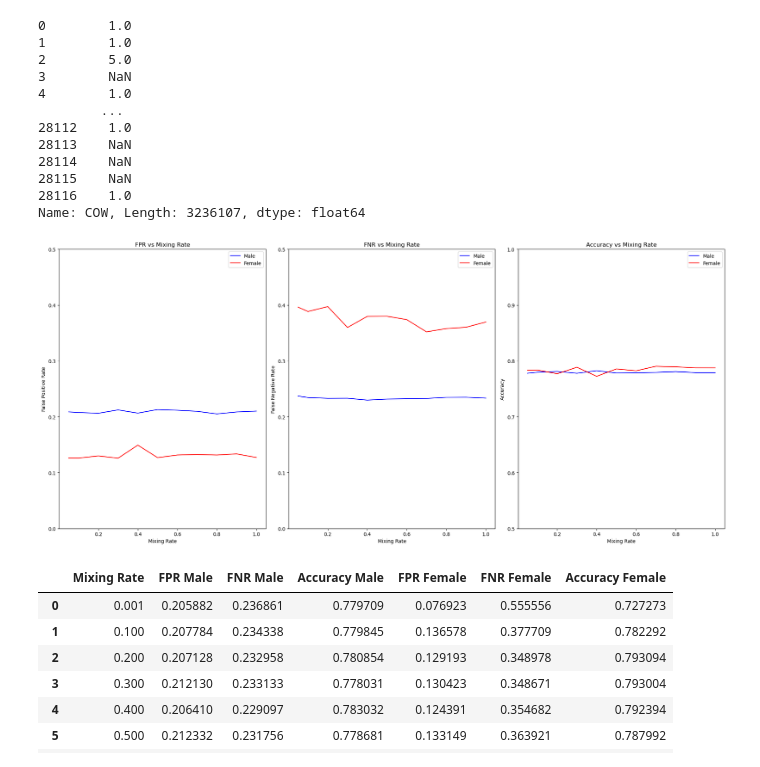
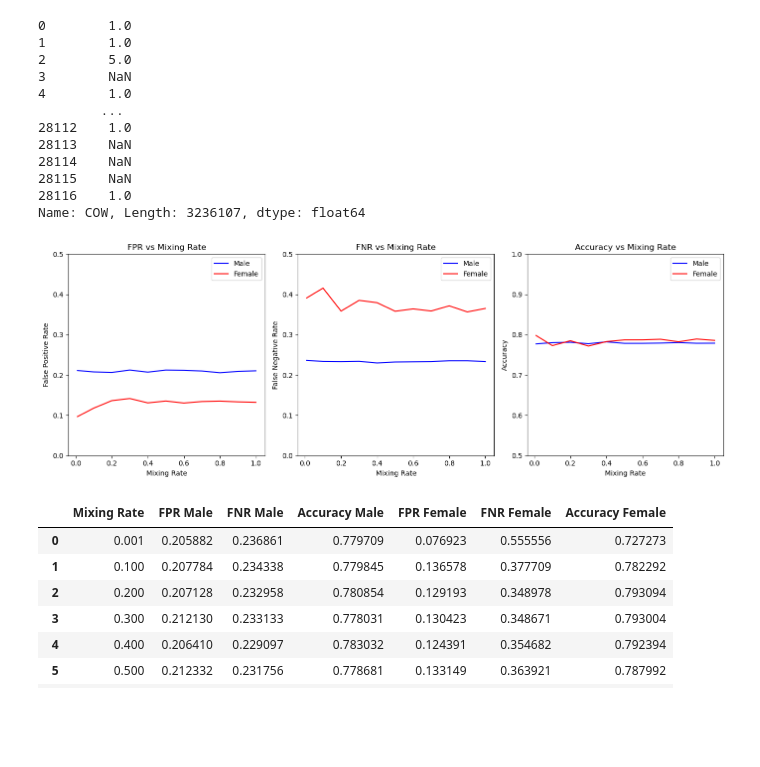
Before and after one commit to cherylstanley/folktables_cs, a Jupyter notebook: folktables/examples/notebooks/population_splitting__fnr_fpr_mf.ipynb, the cells around one changed output. Drawn from its saved outputs; the diff is of its cells as text; code cells hidden in the pictures; blank space fills up the shorter version.

Commit message:
Added back in missing import for ACSDataSource and resized graphs

```diff
--- a/folktables/examples/notebooks/population_splitting__fnr_fpr_mf.ipynb
+++ b/folktables/examples/notebooks/population_splitting__fnr_fpr_mf.ipynb
@@ -335,6 +335,8 @@ from sklearn.model_selection import train_test_split
 from sklearn.preprocessing import StandardScaler
 from sklearn.linear_model import LogisticRegression
 import folktables
+from folktables import ACSDataSource, ACSEmployment, ACSIncome, generate_categories
+
 
 def calculate_metrics(y_true, y_pred):
     # Check if the confusion matrix is empty
@@ -401,7 +403,7 @@ X_train, X_test, y_train, y_test, group_train, group_test = train_test_split(
 model = make_pipeline(StandardScaler(), LogisticRegression())
 model.fit(X_train, y_train)
 
-mixing_rates = [0.05, 0.1, 0.2, 0.3, 0.4, 0.5, 0.6, 0.7, 0.8, 0.9, 1.0]
+mixing_rates = [0.01, 0.1, 0.2, 0.3, 0.4, 0.5, 0.6, 0.7, 0.8, 0.9, 1.0]
 
 results = {'Mixing Rate': [], 'FPR Male': [], 'FNR Male': [], 'Accuracy Male': [],
            'FPR Female': [], 'FNR Female': [], 'Accuracy Female': []}
@@ -423,36 +425,36 @@ results_df = pd.DataFrame(results)
 results_df
 
 # Plotting
-fig, axs = plt.subplots(1, 3, figsize=(20, 9))  # Use 1 row and 3 columns
+fig, axs = plt.subplots(1, 3, figsize=(14, 5))  # Use 1 row and 3 columns
 
 axs[0].plot(results_df['Mixing Rate'], results_df['FPR Male'], label='Male', color='blue')
 axs[0].plot(results_df['Mixing Rate'], results_df['FPR Female'], label='Female', color='red')
 axs[0].set_xlabel('Mixing Rate')
 axs[0].set_ylabel('False Positive Rate')
 axs[0].set_title('FPR vs Mixing Rate')
 axs[0].legend()
 axs[0].set_ylim(0, 0.5)
 
 axs[1].plot(results_df['Mixing Rate'], results_df['FNR Male'], label='Male', color='blue')
 axs[1].plot(results_df['Mixing Rate'], results_df['FNR Female'], label='Female', color='red')
 axs[1].set_xlabel('Mixing Rate')
 axs[1].set_ylabel('False Negative Rate')
 axs[1].set_title('FNR vs Mixing Rate')
 axs[1].legend()
 axs[1].set_ylim(0, 0.5)
 
 axs[2].plot(results_df['Mixing Rate'], results_df['Accuracy Male'], label='Male', color='blue')
 axs[2].plot(results_df['Mixing Rate'], results_df['Accuracy Female'], label='Female', color='red')
 axs[2].set_xlabel('Mixing Rate')
 axs[2].set_ylabel('Accuracy')
 axs[2].set_title('Accuracy vs Mixing Rate')
 axs[2].legend()
-axs[2].set_ylim(0.5, 1)
+axs[2].set_ylim(0.5, 1.0)
 
 plt.tight_layout()
 plt.show()
 # %% [output]
-[figure, old version]
+[figure, new version]
 # %%
 results_df
 # %% [output]
```
